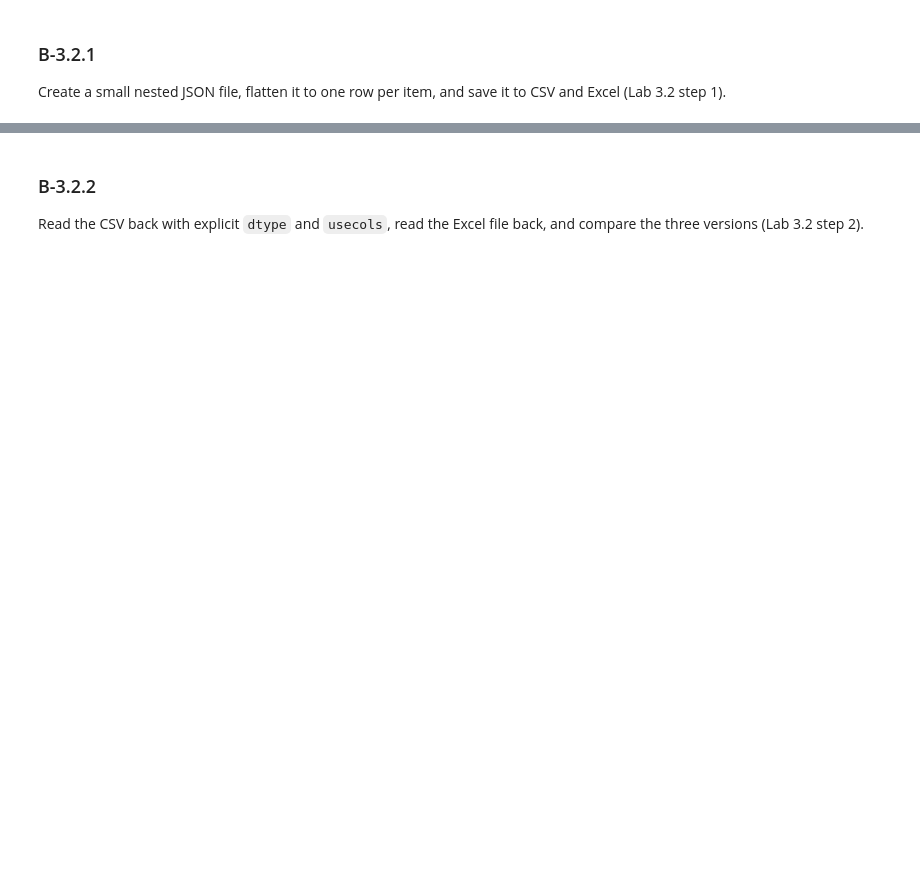
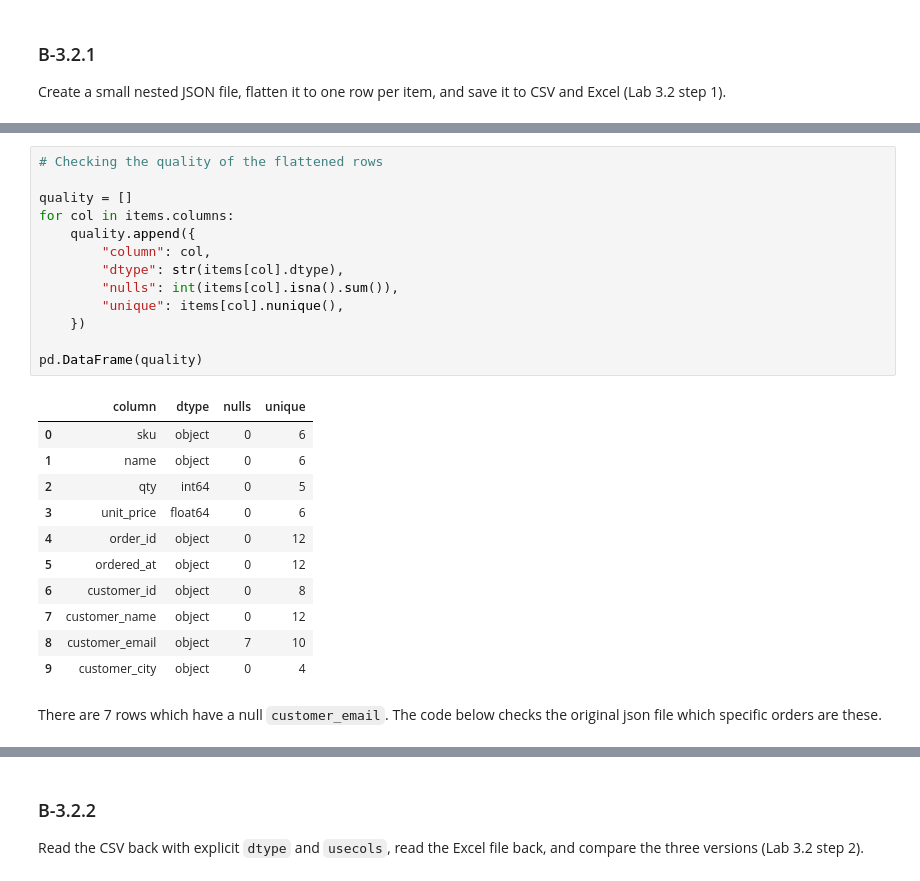
Before and after one commit to ejandrea-strat/python-training, a Jupyter notebook: work/module3_python_for_de.ipynb, the cells around one changed output, grey strips where cells are left out. Saved outputs shown, nothing was run; the diff lists cells and outputs as text; blank space fills up the shorter version.

```diff
--- a/work/module3_python_for_de.ipynb
+++ b/work/module3_python_for_de.ipynb
@@ -245,0 +310,27 @@ Create a small nested JSON file, flatten it to one row per item, and save it to
+# %%
+# Checking the quality of the flattened rows
+
+quality = []
+for col in items.columns:
+    quality.append({
+        "column": col,
+        "dtype": str(items[col].dtype),
+        "nulls": int(items[col].isna().sum()),
+        "unique": items[col].nunique(),
+    })
+
+pd.DataFrame(quality)
+# %% [output]
+|  | column | dtype | nulls | unique |
+| 0 | sku | object | 0 | 6 |
+| 1 | name | object | 0 | 6 |
+| 2 | qty | int64 | 0 | 5 |
+| 3 | unit_price | float64 | 0 | 6 |
+| 4 | order_id | object | 0 | 12 |
+| 5 | ordered_at | object | 0 | 12 |
+| 6 | customer_id | object | 0 | 8 |
+| 7 | customer_name | object | 0 | 12 |
+| 8 | customer_email | object | 7 | 10 |
+| 9 | customer_city | object | 0 | 4 |
+# %% [markdown]
+There are 7 rows which have a null `customer_email`. The code below checks the original json file which specific orders are these.
```
Also changed, not shown: parts of 20 cells of this notebook, 2 other files.
